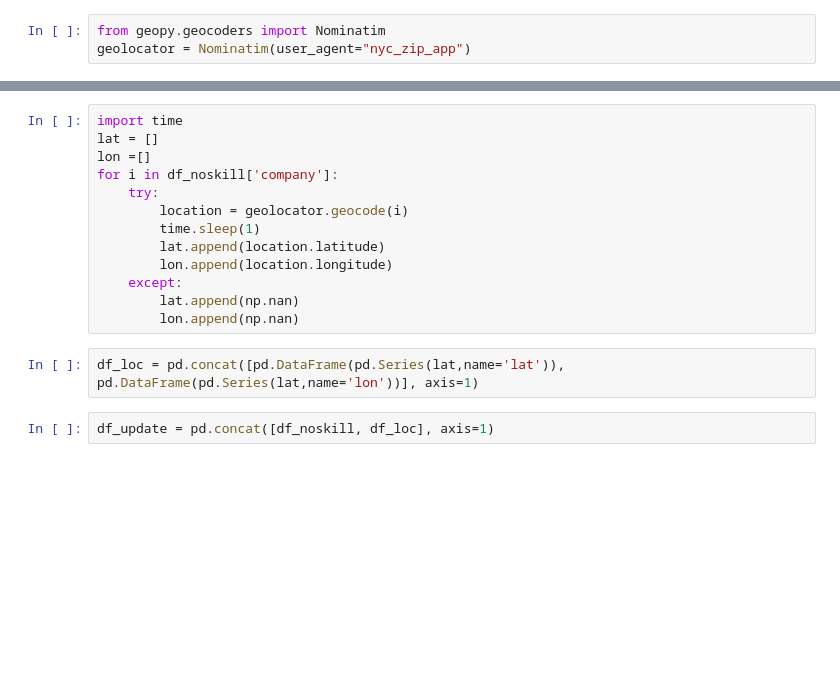
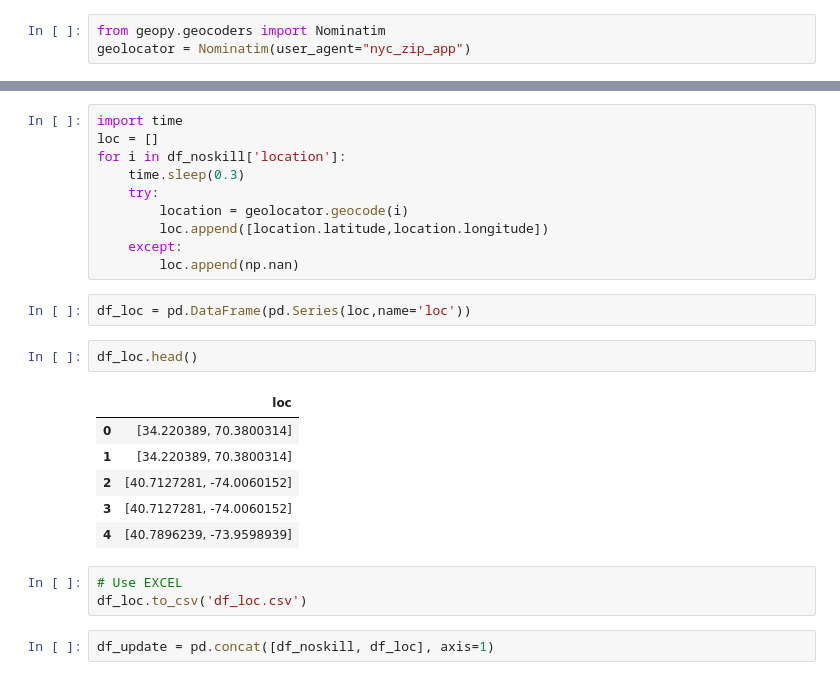
Before and after one commit to Johnnydaszhu/CapStone, a Jupyter notebook: 02Data_for_ML.ipynb, the cells around one changed output, grey strips where cells are left out. Saved outputs shown, nothing was run; the diff lists cells and outputs as text; blank space fills up the shorter version.

```diff
--- a/02Data_for_ML.ipynb
+++ b/02Data_for_ML.ipynb
@@ -80,18 +101,27 @@ print((location.latitude, location.longitude))
 # %%
 import time
-lat = []
-lon =[]
-for i in df_noskill['company']:
+loc = []
+for i in df_noskill['location']:
+    time.sleep(0.3)
     try:
         location = geolocator.geocode(i)
-        time.sleep(1)
-        lat.append(location.latitude)
-        lon.append(location.longitude)
+        loc.append([location.latitude,location.longitude])
     except:
-        lat.append(np.nan)
-        lon.append(np.nan)
+        loc.append(np.nan)
-# %%
-df_loc = pd.concat([pd.DataFrame(pd.Series(lat,name='lat')), pd.DataFrame(pd.Series(lat,name='lon'))], axis=1)
+# %%
+df_loc = pd.DataFrame(pd.Series(loc,name='loc'))
+# %%
+df_loc.head()
+# %% [output]
+|  | loc |
+| 0 | [34.220389, 70.3800314] |
+| 1 | [34.220389, 70.3800314] |
+| 2 | [40.7127281, -74.0060152] |
+| 3 | [40.7127281, -74.0060152] |
+| 4 | [40.7896239, -73.9598939] |
+# %%
+# Use EXCEL
+df_loc.to_csv('df_loc.csv')
 # %%
 df_update = pd.concat([df_noskill, df_loc], axis=1)
 # %%
```
Also changed, not shown: parts of 5 cells of this notebook, 4 other files.
